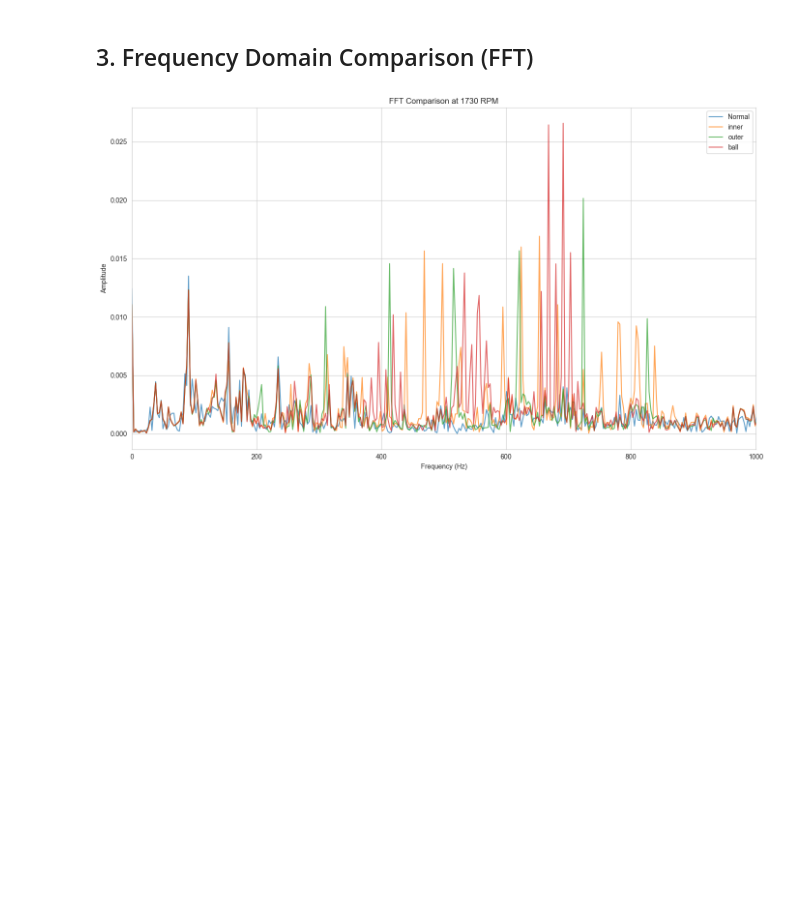
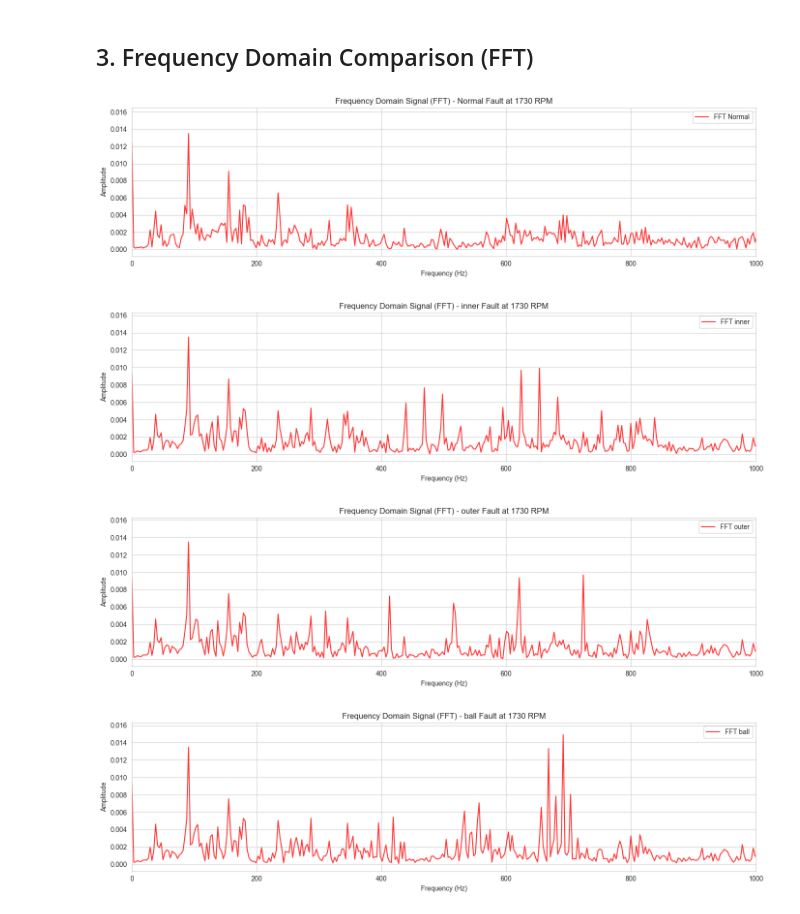
Before and after one commit to ViniciusTomsic/TCC, a Jupyter notebook: synthetic_signal_sweep.ipynb, the cells around one changed output. Drawn from its saved outputs; the diff is of its cells as text; code cells hidden in the pictures; blank space fills up the shorter version.

Commit message:
feat: Add comparison of synthetic FFT and impulse signal generation methods, including new data generation and visualization scripts, and remove `convert_notebook.py`.

```diff
--- a/synthetic_signal_sweep.ipynb
+++ b/synthetic_signal_sweep.ipynb
@@ -132,41 +132,44 @@ plot_signals_by_class(df, num_samples=1)
 ## 3. Frequency Domain Comparison (FFT)
 # %%
 
-def plot_fft_comparison(dataframe):
-    # Select one example per fault type for the same RPM if possible
+def plot_fft_by_class(dataframe):
+    # Select one example per fault type for a target RPM and plot FFT separately
     target_rpm = 1730
     subset = dataframe[dataframe['rpm'] == target_rpm]
 
     if subset.empty:
         print(f"No data for RPM {target_rpm}")
         return
 
-    plt.figure(figsize=(14, 8))
+    fault_types = subset['fault_type'].unique()
 
-    for f_type in ['Normal', 'inner', 'outer', 'ball']:
+    for f_type in fault_types:
         class_subset = subset[subset['fault_type'] == f_type]
         if class_subset.empty:
             continue
 
         # Take first sample
         signal = class_subset.iloc[0]['signal']
 
         # FFT
         n = len(signal)
         fs = 12000
         freq = np.fft.rfftfreq(n, d=1/fs)
         fft_val = np.abs(np.fft.rfft(signal)) / n
 
-        plt.plot(freq, fft_val, label=f_type, alpha=0.7)
+        plt.figure(figsize=(14, 4))
+        plt.plot(freq, fft_val, label=f'FFT {f_type}', color='red', alpha=0.8)
+        plt.title(f'Frequency Domain Signal (FFT) - {f_type} Fault at {target_rpm} RPM')
+        plt.xlabel('Frequency (Hz)')
+        plt.ylabel('Amplitude')
+        plt.legend(loc='upper right')
+        plt.xlim(0, 1000) # Zoom in on lower frequencies where bearing faults usually are
+        plt.tight_layout()
+        plt.show()
 
-    plt.title(f'FFT Comparison at {target_rpm} RPM')
-    plt.xlabel('Frequency (Hz)')
-    plt.ylabel('Amplitude')
-    plt.legend()
-    plt.xlim(0, 1000) # Zoom in on lower frequencies where bearing faults usually are
-    plt.tight_layout()
-    plt.show()
-
-plot_fft_comparison(df)
+plot_fft_by_class(df)
 # %% [output]
-[figure, old version]
+[figure, new version]
+[figure, added]
+[figure, added]
+[figure, added]
```
Also changed, not shown: parts of 4 cells of this notebook, 6 other files.
